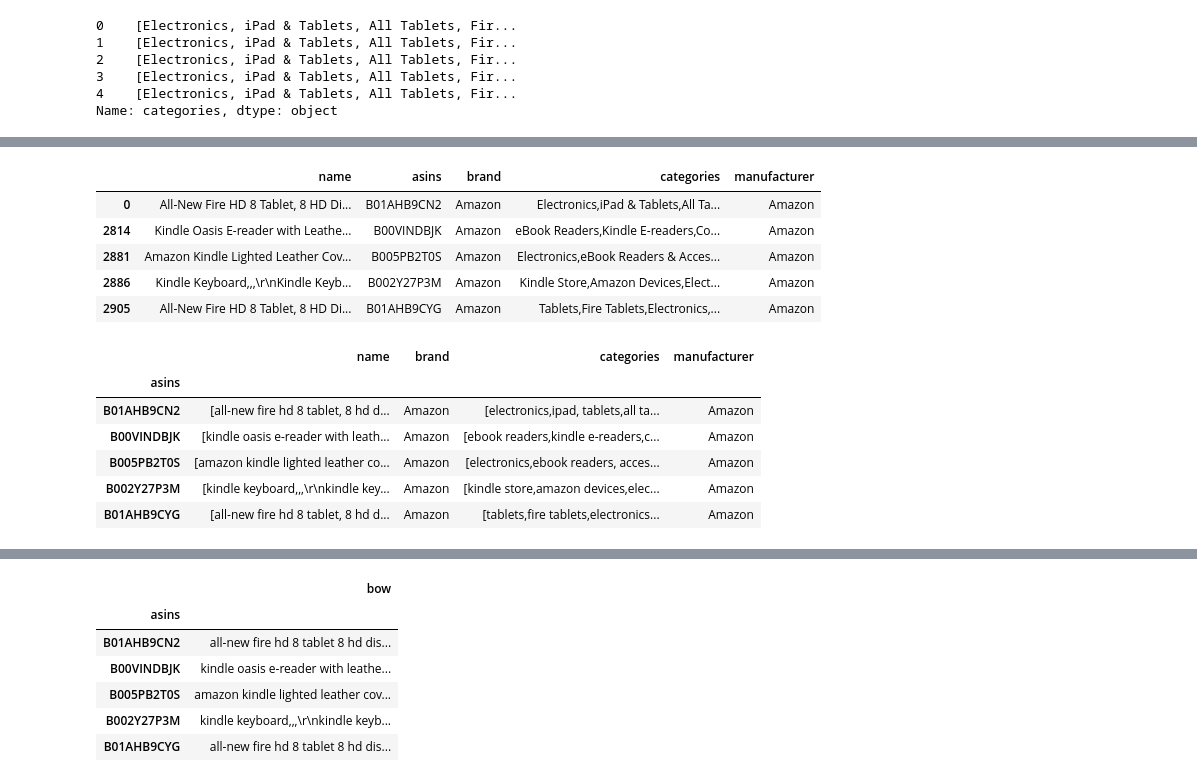
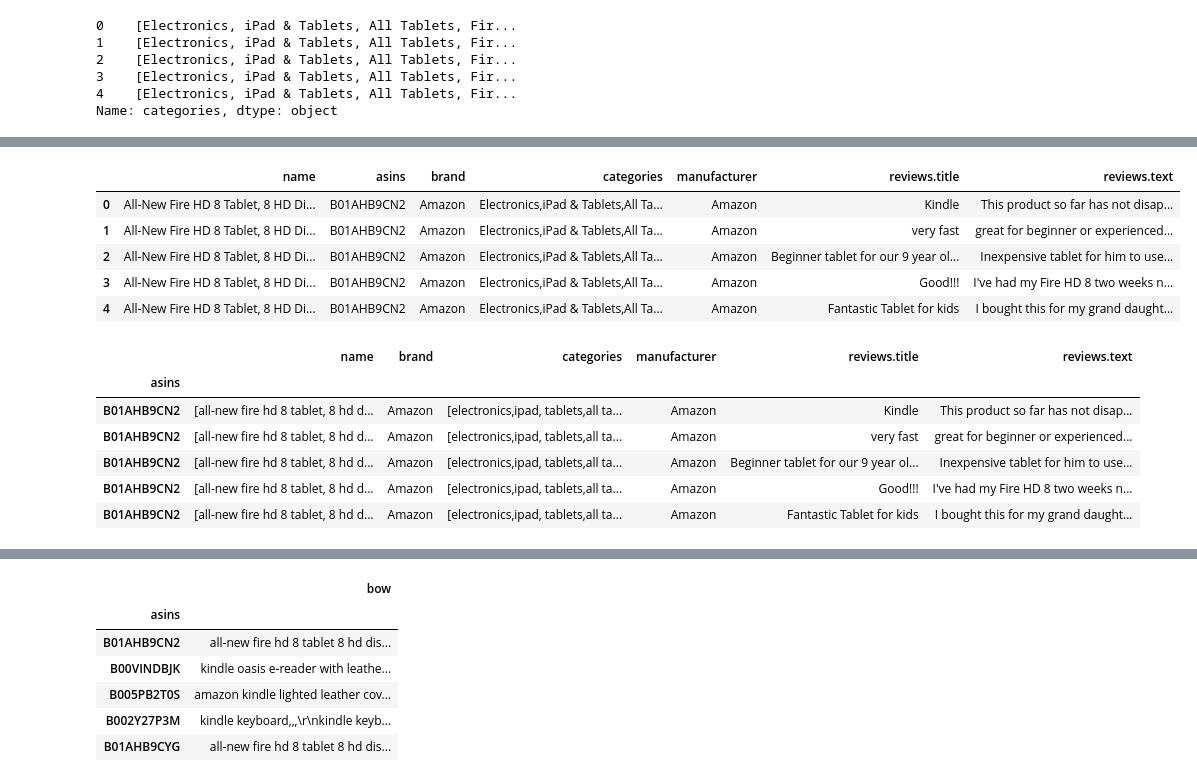
Before and after one commit to LuanAraldi/PLN-recommender, a Jupyter notebook: engine/content_based_PLN.ipynb, the cells around one changed output, grey strips where cells are left out. Saved outputs shown, nothing was run; the diff lists cells and outputs as text; code cells hidden in the pictures.

```diff
--- a/engine/content_based_PLN.ipynb
+++ b/engine/content_based_PLN.ipynb
@@ -142,14 +157,14 @@ Name: categories, dtype: object
 # %%
-df = df[['name', 'asins', 'brand', 'categories', 'manufacturer']]
-df = df.drop_duplicates(subset=['asins'])
+df = df[['name', 'asins', 'brand', 'categories', 'manufacturer', 'reviews.title', 'reviews.text']]
+#df = df.drop_duplicates(subset=['asins'])
 df.head()
 # %% [output]
-|  | name | asins | brand | categories | manufacturer |
-| 0 | All-New Fire HD 8 Tablet, 8 HD Di... | B01AHB9CN2 | Amazon | Electronics,iPad & Tablets,All Ta... | Amazon |
-| 2814 | Kindle Oasis E-reader with Leathe... | B00VINDBJK | Amazon | eBook Readers,Kindle E-readers,Co... | Amazon |
-| 2881 | Amazon Kindle Lighted Leather Cov... | B005PB2T0S | Amazon | Electronics,eBook Readers & Acces... | Amazon |
-| 2886 | Kindle Keyboard,,,\r\nKindle Keyb... | B002Y27P3M | Amazon | Kindle Store,Amazon Devices,Elect... | Amazon |
-| 2905 | All-New Fire HD 8 Tablet, 8 HD Di... | B01AHB9CYG | Amazon | Tablets,Fire Tablets,Electronics,... | Amazon |
+|  | name | asins | brand | categories | manufacturer | reviews.title | reviews.text |
+| 0 | All-New Fire HD 8 Tablet, 8 HD Di... | B01AHB9CN2 | Amazon | Electronics,iPad & Tablets,All Ta... | Amazon | Kindle | This product so far has not disap... |
+| 1 | All-New Fire HD 8 Tablet, 8 HD Di... | B01AHB9CN2 | Amazon | Electronics,iPad & Tablets,All Ta... | Amazon | very fast | great for beginner or experienced... |
+| 2 | All-New Fire HD 8 Tablet, 8 HD Di... | B01AHB9CN2 | Amazon | Electronics,iPad & Tablets,All Ta... | Amazon | Beginner tablet for our 9 year ol... | Inexpensive tablet for him to use... |
+| 3 | All-New Fire HD 8 Tablet, 8 HD Di... | B01AHB9CN2 | Amazon | Electronics,iPad & Tablets,All Ta... | Amazon | Good!!! | I've had my Fire HD 8 two weeks n... |
+| 4 | All-New Fire HD 8 Tablet, 8 HD Di... | B01AHB9CN2 | Amazon | Electronics,iPad & Tablets,All Ta... | Amazon | Fantastic Tablet for kids | I bought this for my grand daught... |
 # %%
 df['name'] = df['name'].map(lambda x: re.split(', | \s | \n', str(x).lower()))
 df['categories'] = df['categories'].map(lambda x: re.split(', | \&', str(x).lower()))
@@ -157,10 +172,10 @@ df.set_index('asins', inplace=True)
 # %%
 df.head()
 # %% [output]
-|  | name | brand | categories | manufacturer |
-| asins |  |  |  |  |
-| B01AHB9CN2 | [all-new fire hd 8 tablet, 8 hd d... | Amazon | [electronics,ipad, tablets,all ta... | Amazon |
-| B00VINDBJK | [kindle oasis e-reader with leath... | Amazon | [ebook readers,kindle e-readers,c... | Amazon |
-| B005PB2T0S | [amazon kindle lighted leather co... | Amazon | [electronics,ebook readers, acces... | Amazon |
-| B002Y27P3M | [kindle keyboard,,,\r\nkindle key... | Amazon | [kindle store,amazon devices,elec... | Amazon |
-| B01AHB9CYG | [all-new fire hd 8 tablet, 8 hd d... | Amazon | [tablets,fire tablets,electronics... | Amazon |
+|  | name | brand | categories | manufacturer | reviews.title | reviews.text |
+| asins |  |  |  |  |  |  |
+| B01AHB9CN2 | [all-new fire hd 8 tablet, 8 hd d... | Amazon | [electronics,ipad, tablets,all ta... | Amazon | Kindle | This product so far has not disap... |
+| B01AHB9CN2 | [all-new fire hd 8 tablet, 8 hd d... | Amazon | [electronics,ipad, tablets,all ta... | Amazon | very fast | great for beginner or experienced... |
+| B01AHB9CN2 | [all-new fire hd 8 tablet, 8 hd d... | Amazon | [electronics,ipad, tablets,all ta... | Amazon | Beginner tablet for our 9 year ol... | Inexpensive tablet for him to use... |
+| B01AHB9CN2 | [all-new fire hd 8 tablet, 8 hd d... | Amazon | [electronics,ipad, tablets,all ta... | Amazon | Good!!! | I've had my Fire HD 8 two weeks n... |
+| B01AHB9CN2 | [all-new fire hd 8 tablet, 8 hd d... | Amazon | [electronics,ipad, tablets,all ta... | Amazon | Fantastic Tablet for kids | I bought this for my grand daught... |
```
Also changed, not shown: parts of 8 cells of this notebook.
